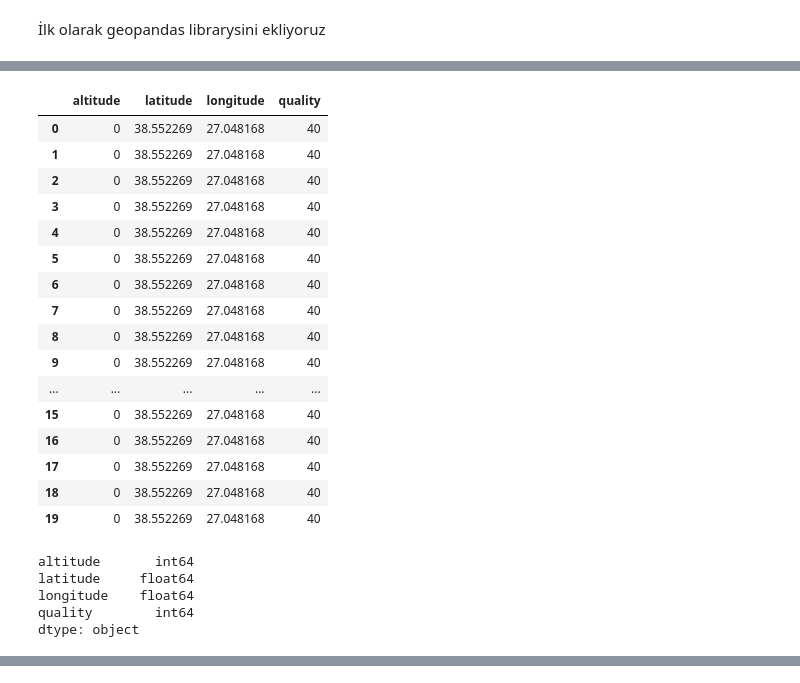
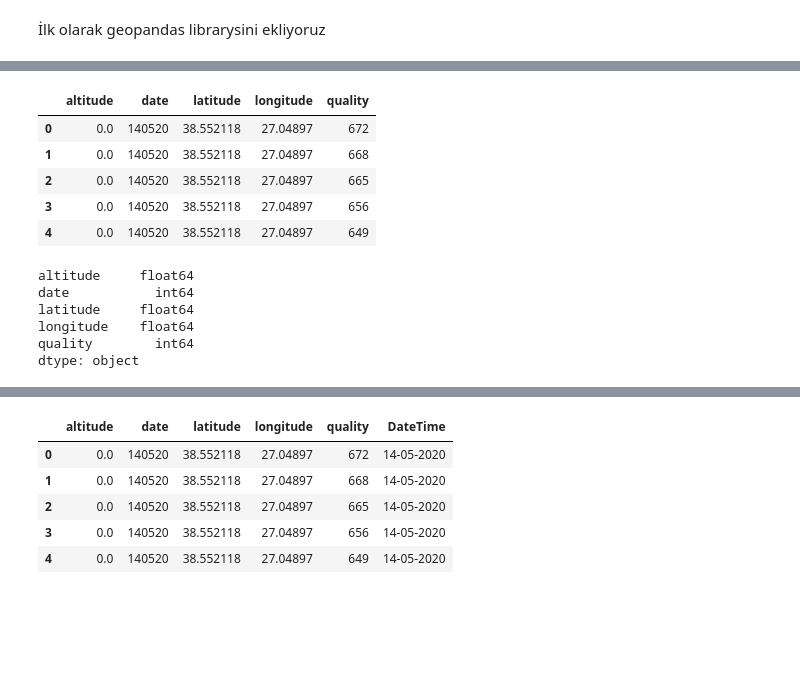
Before and after one commit to kagankazim/FreshAir, a Jupyter notebook: FreshairPython.ipynb, the cells around one changed output, grey strips where cells are left out. Drawn from its saved outputs; the diff is of its cells as text; code cells hidden in the pictures; blank space fills up the shorter version.

```diff
--- a/FreshairPython.ipynb
+++ b/FreshairPython.ipynb
@@ -22,30 +45,20 @@ firebase_admin.initialize_app(cred, {
 # %%
-ref = db.reference('airQuality')
+ref = db.reference('/101/airQuality')
 # %%
-dataframe1= pd.DataFrame(ref.get()[20:40])
-dataframe1
+dataframe1= pd.DataFrame(ref.get()[:])
+dataframe1.head()
 # %% [output]
-|  | altitude | latitude | longitude | quality |
-| 0 | 0 | 38.552269 | 27.048168 | 40 |
-| 1 | 0 | 38.552269 | 27.048168 | 40 |
-| 2 | 0 | 38.552269 | 27.048168 | 40 |
-| 3 | 0 | 38.552269 | 27.048168 | 40 |
-| 4 | 0 | 38.552269 | 27.048168 | 40 |
-| 5 | 0 | 38.552269 | 27.048168 | 40 |
-| 6 | 0 | 38.552269 | 27.048168 | 40 |
-| 7 | 0 | 38.552269 | 27.048168 | 40 |
-| 8 | 0 | 38.552269 | 27.048168 | 40 |
-| 9 | 0 | 38.552269 | 27.048168 | 40 |
-| ... | ... | ... | ... | ... |
-| 15 | 0 | 38.552269 | 27.048168 | 40 |
-| 16 | 0 | 38.552269 | 27.048168 | 40 |
-| 17 | 0 | 38.552269 | 27.048168 | 40 |
-| 18 | 0 | 38.552269 | 27.048168 | 40 |
-| 19 | 0 | 38.552269 | 27.048168 | 40 |
+|  | altitude | date | latitude | longitude | quality |
+| 0 | 0.0 | 140520 | 38.552118 | 27.04897 | 672 |
+| 1 | 0.0 | 140520 | 38.552118 | 27.04897 | 668 |
+| 2 | 0.0 | 140520 | 38.552118 | 27.04897 | 665 |
+| 3 | 0.0 | 140520 | 38.552118 | 27.04897 | 656 |
+| 4 | 0.0 | 140520 | 38.552118 | 27.04897 | 649 |
 # %%
 dataframe1.dtypes
 # %% [output]
-altitude       int64
+altitude     float64
+date           int64
 latitude     float64
 longitude    float64
 quality        int64
@@ -61,0 +87,9 @@ m
+# %%
+dataframe1.head()
+# %% [output]
+|  | altitude | date | latitude | longitude | quality | DateTime |
+| 0 | 0.0 | 140520 | 38.552118 | 27.04897 | 672 | 14-05-2020 |
+| 1 | 0.0 | 140520 | 38.552118 | 27.04897 | 668 | 14-05-2020 |
+| 2 | 0.0 | 140520 | 38.552118 | 27.04897 | 665 | 14-05-2020 |
+| 3 | 0.0 | 140520 | 38.552118 | 27.04897 | 656 | 14-05-2020 |
+| 4 | 0.0 | 140520 | 38.552118 | 27.04897 | 649 | 14-05-2020 |
```
Also changed, not shown: parts of 10 cells of this notebook.
